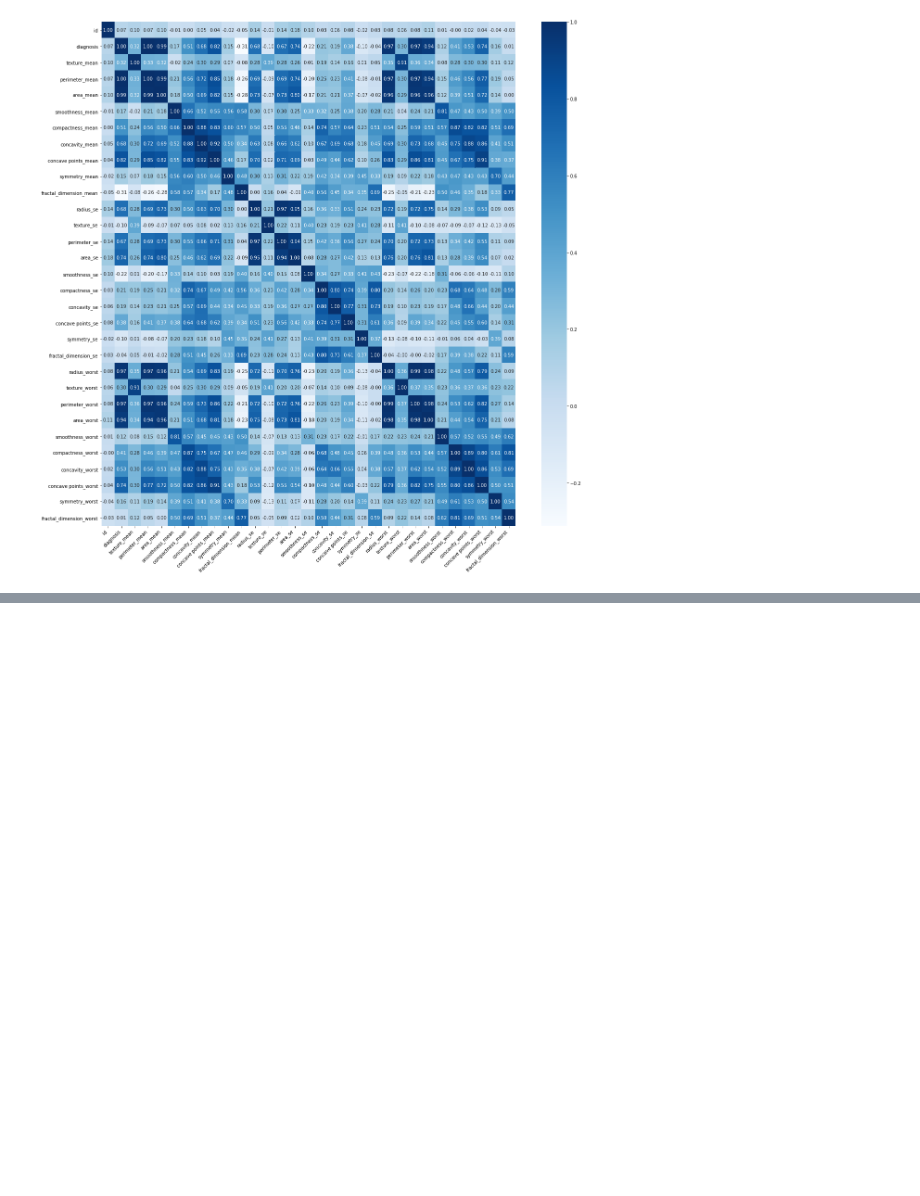
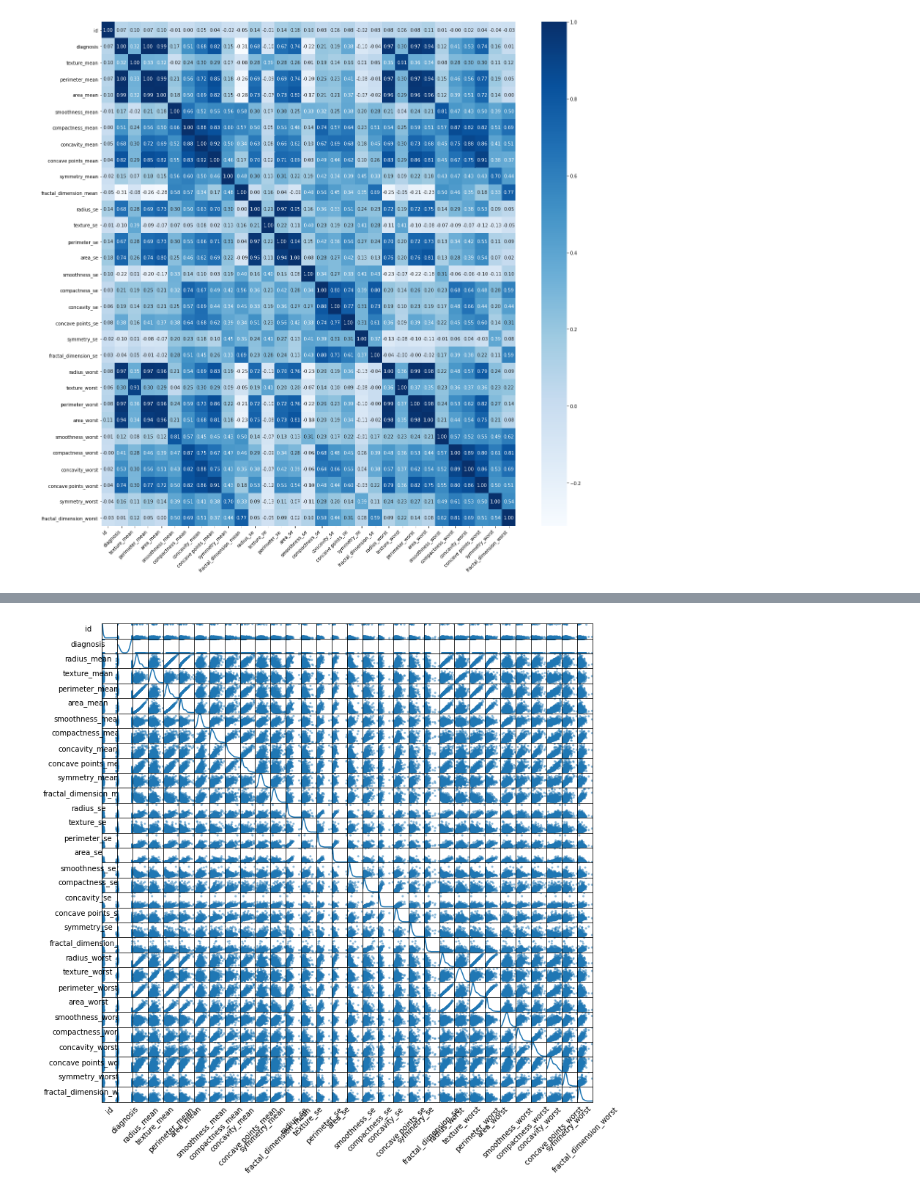
Before and after one commit to Liveo123/horse_racing, a Jupyter notebook: breast_cancer.ipynb, the cells around one changed output, grey strips where cells are left out. Saved outputs shown, nothing was run; the diff lists cells and outputs as text; code cells hidden in the pictures; blank space fills up the shorter version.

Commit message:
Completed most of breast cancer.  Only done Decision Tree.  Need to complete other algorithmsOC

```diff
--- a/breast_cancer.ipynb
+++ b/breast_cancer.ipynb
@@ -172,0 +181,3 @@ plt.show()
+# %%
+# Convert the diagnosis column to integer so it can be correlated against the other columns
+df['diagnosis'] = (df['diagnosis'] !='M').astype(int)
@@ -172,0 +208,18 @@ plt.show()
+# %%
+# Create a scatterplot matrix with a Kernel Density estimation on the diagonal
+scatter_matrix = pd.plotting.scatter_matrix(df, diagonal='kde', cmap='Blues', figsize=(12, 12))
+
+#May need to offset label when rotating to prevent overlap of figure
+[scat.get_yaxis().set_label_coords(-1.4, 0.4) for scat in scatter_matrix.reshape(-1)]
+
+# Rotate all of the column names
+[scat.xaxis.label.set_rotation(35) for scat in scatter_matrix.reshape(-1)]
+[scat.yaxis.label.set_rotation(0) for scat in scatter_matrix.reshape(-1)]
+
+# Remove all of the markings and numbers along the axes
+[scat.set_xticks(()) for scat in scatter_matrix.reshape(-1)]
+[scat.set_yticks(()) for scat in scatter_matrix.reshape(-1)]
+
+plt.show()
+# %% [output]
+[figure, added]
```
Also changed, not shown: parts of 13 cells of this notebook.
